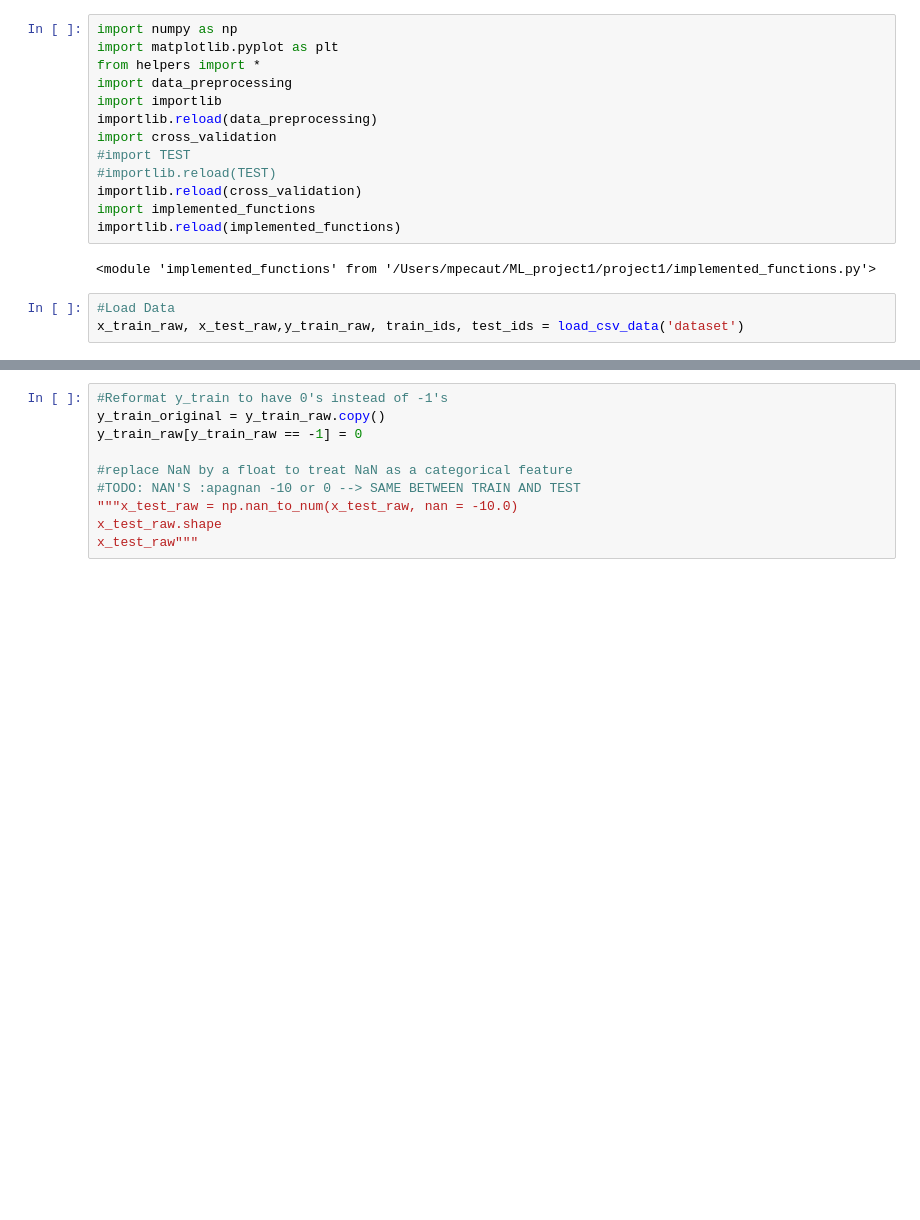
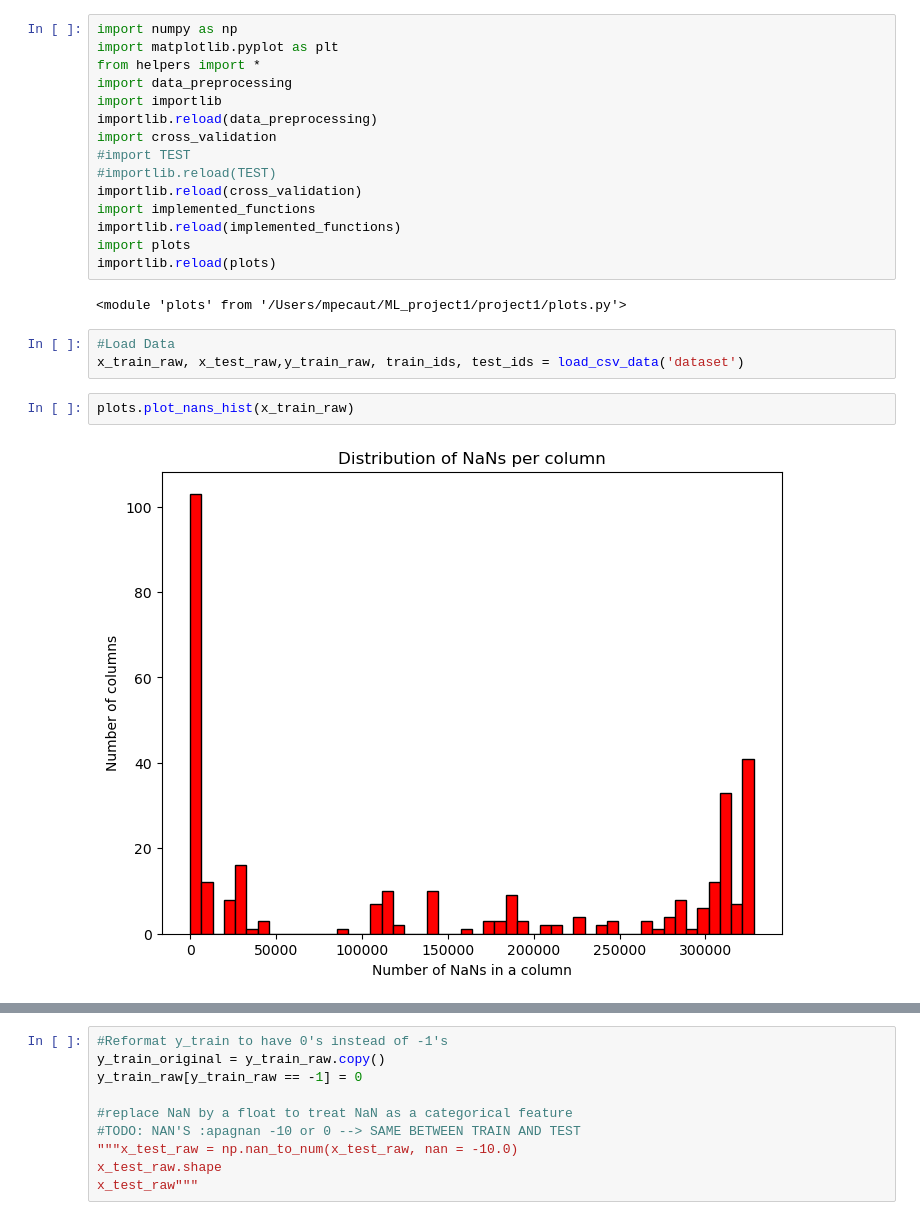
Before and after one commit to mariuslenerd/ML_project1, a Jupyter notebook: project1/project1 copy.ipynb, the cells around one changed output, grey strips where cells are left out. Drawn from its saved outputs; the diff is of its cells as text; blank space fills up the shorter version.

Commit message:
plots

```diff
--- a/project1/project1 copy.ipynb
+++ b/project1/project1 copy.ipynb
@@ -11,8 +11,14 @@ import cross_validation
 importlib.reload(cross_validation)
 import implemented_functions
 importlib.reload(implemented_functions)
+import plots
+importlib.reload(plots)
 # %% [output]
-<module 'implemented_functions' from '/Users/mpecaut/ML_project1/project1/implemented_functions.py'>
+<module 'plots' from '/Users/mpecaut/ML_project1/project1/plots.py'>
 # %%
 #Load Data
 x_train_raw, x_test_raw,y_train_raw, train_ids, test_ids = load_csv_data('dataset')
+# %%
+plots.plot_nans_hist(x_train_raw)
+# %% [output]
+[figure, added]
```
Also changed, not shown: parts of 1 cell of this notebook, 1 other file.
